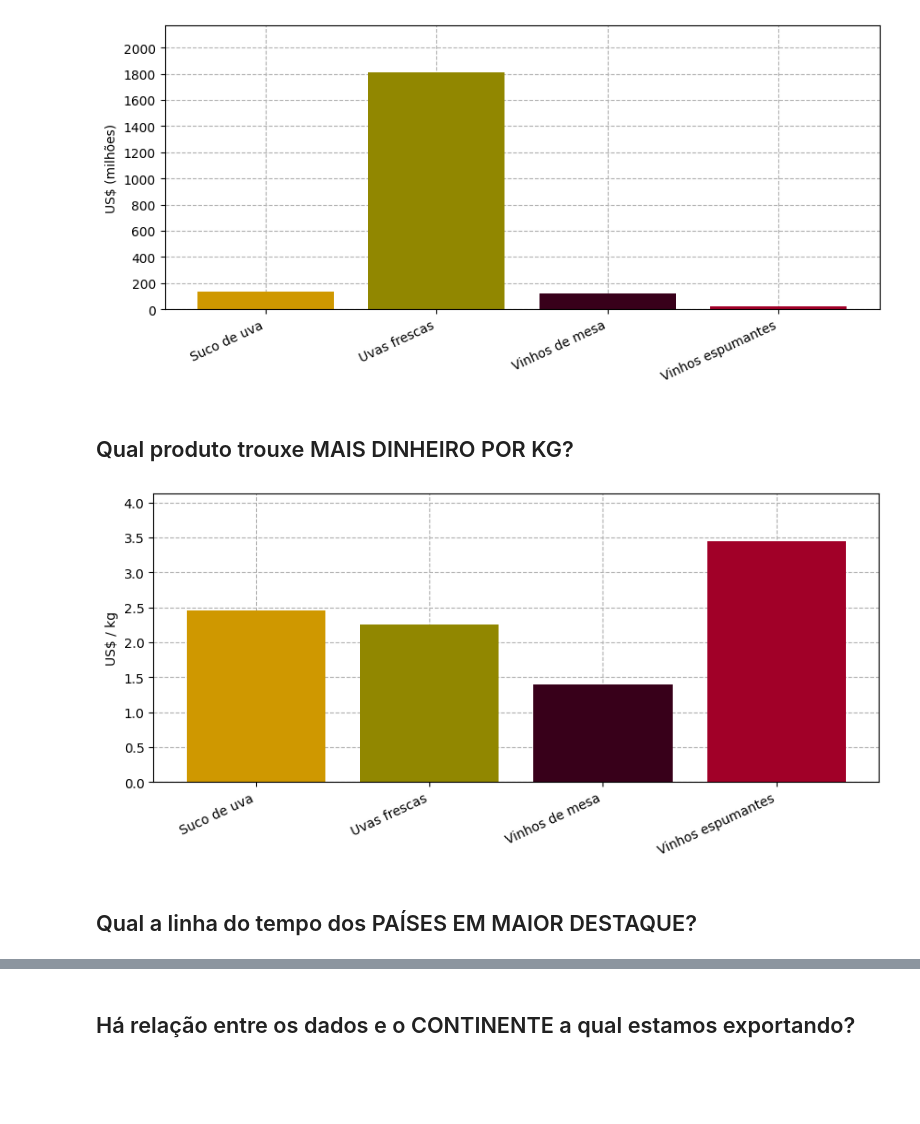
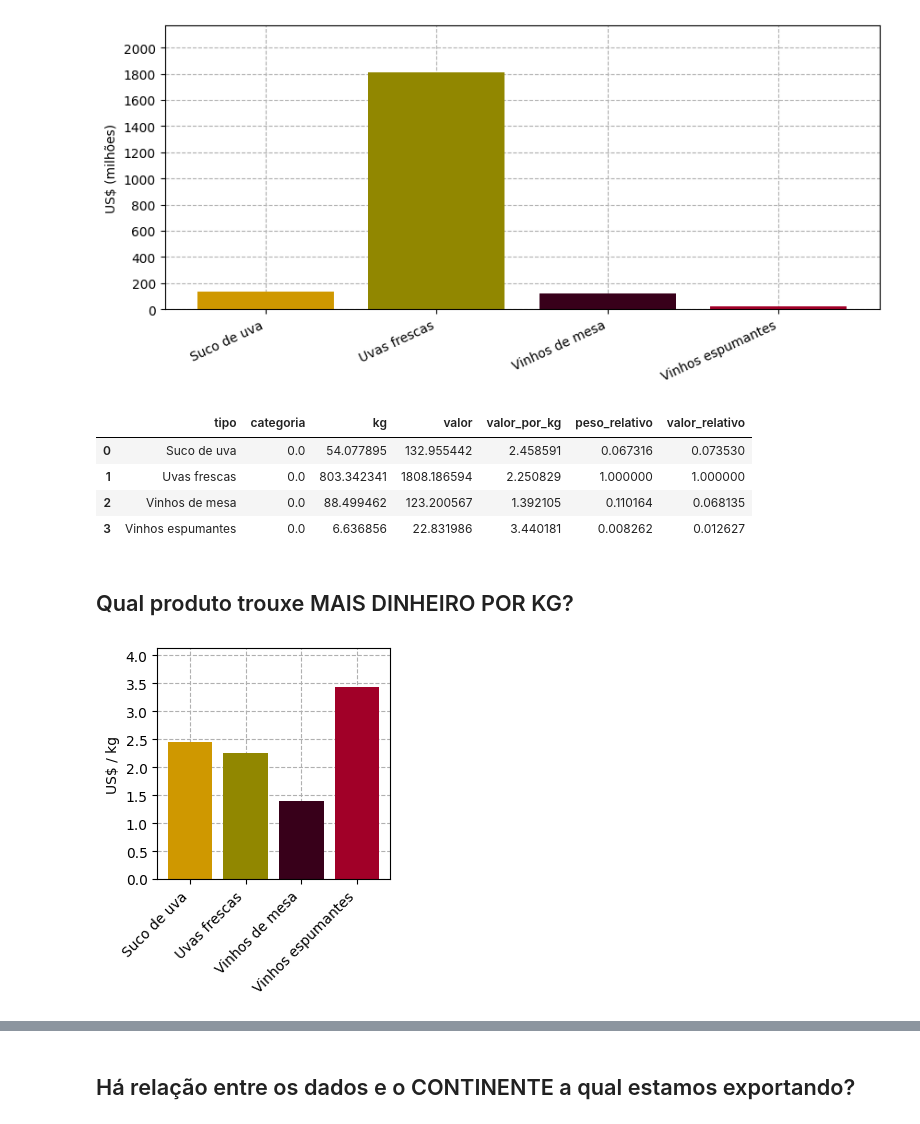
Before and after one commit to victoria-menezes/fiap-data-analytics, a Jupyter notebook: Challenge/3.1.graphing-wine.ipynb, the cells around one changed output, grey strips where cells are left out. Saved outputs shown, nothing was run; the diff lists cells and outputs as text; code cells hidden in the pictures; blank space fills up the shorter version.

```diff
--- a/Challenge/3.1.graphing-wine.ipynb
+++ b/Challenge/3.1.graphing-wine.ipynb
@@ -70,7 +70,9 @@ my.set_axes_cycler(cycler_main)
 # %%
 line_width = 3
 size = (10,6)
-size_stretch = (6,10)
+size_stretch = (2,3)
+size_stretch_mild = (3,3)
+size_stretch_big = (3,6)
 size_squash = (10,3)
 size_squash_mild = (10,4)
 # %% [markdown]
@@ -335,6 +337,8 @@ sorted(df_exports['pais_destino'].unique())
  'África do Sul',
  'Áustria',
  'Índia']
+# %%
+df_exports['continente'] = df_exports['pais_destino'].map(continents)
 # %%
 large_numbers = ['kg','valor']
 df_exports_million = df_exports.copy()
@@ -356,6 +360,7 @@ df_exports_total_by_year.head(3)
 #### Por país
 # %%
 df_exports_by_country = df_exports_million.groupby('pais_destino').sum(numeric_only=True).reset_index()
-df_exports_by_country ['valor_por_kg'] = df_exports_by_country['valor'] / df_exports_by_country['kg']
+df_exports_by_country['valor_por_kg'] = df_exports_by_country['valor'] / df_exports_by_country['kg']
+df_exports_by_country['continente'] = df_exports_by_country['pais_destino'].map(continents)
 df_exports_by_country
 # %% [output]
@@ -903,0 +963,15 @@ my.export_fig(f'{suffix}bar_pais')
+# %%
+fig = my.set_figsize(size_squash_mild)
+my.set_axes_cycler(cycler_rotation)
+
+plt.plot('ano','valor', data=df_exports_total_by_year, label=country, linewidth=line_width)
+ax = plt.gca()
+
+my.rotate_label()
+my.set_y_lim(df_exports_total_by_year, 'valor')
+my.set_labels('Ano','US$ (milhões)')
+my.ticks_on_years(ax)
+my.add_grid(ax)
+plt.title('US$ por ano')
+
+my.export_fig(f'{suffix}total')
@@ -982,6 +1092,17 @@ my.rotate_label(25, 'right')
 my.export_fig(f'{suffix}categorias')
 # %% [output]
 [figure]
+# %%
+max = df_exports_by_type['valor'].max()
+df = df_exports_by_type
+df['valor_relativo'] = df_exports_by_type['valor']/max
+df
+# %% [output]
+|  | tipo | categoria | kg | valor | valor_por_kg | peso_relativo | valor_relativo |
+| 0 | Suco de uva | 0.0 | 54.077895 | 132.955442 | 2.458591 | 0.067316 | 0.073530 |
+| 1 | Uvas frescas | 0.0 | 803.342341 | 1808.186594 | 2.250829 | 1.000000 | 1.000000 |
+| 2 | Vinhos de mesa | 0.0 | 88.499462 | 123.200567 | 1.392105 | 0.110164 | 0.068135 |
+| 3 | Vinhos espumantes | 0.0 | 6.636856 | 22.831986 | 3.440181 | 0.008262 | 0.012627 |
 # %% [markdown]
 ## Qual produto trouxe MAIS DINHEIRO POR KG?
 # %%
@@ -989,18 +1110,16 @@ suffix = 'valorPorKg_bar_'
 # %%
 df = df_exports_by_type
 
-fig = my.set_figsize(size_squash_mild)
+fig = my.set_figsize(size_stretch_mild)
 
 plt.bar('tipo', 'valor_por_kg',data=df, color = [type_color.get(x, '#333333') for x in df['tipo']])
 ax = plt.gca()
 my.set_labels(y='US$ / kg')
 my.ticks_per_interval(ax, 0.5, 0, axis='y')
 my.add_grid(ax)
 my.set_y_lim(df, 'valor_por_kg')
-my.rotate_label(25, 'right')
+my.rotate_label(45, 'right')
 
 my.export_fig(f'{suffix}categorias')
 # %% [output]
-[figure, old version]
+[figure, new version]
-# %% [markdown]
-## Qual a linha do tempo dos PAÍSES EM MAIOR DESTAQUE?
```
Also changed, not shown: parts of 27 cells of this notebook, 31 other files.
